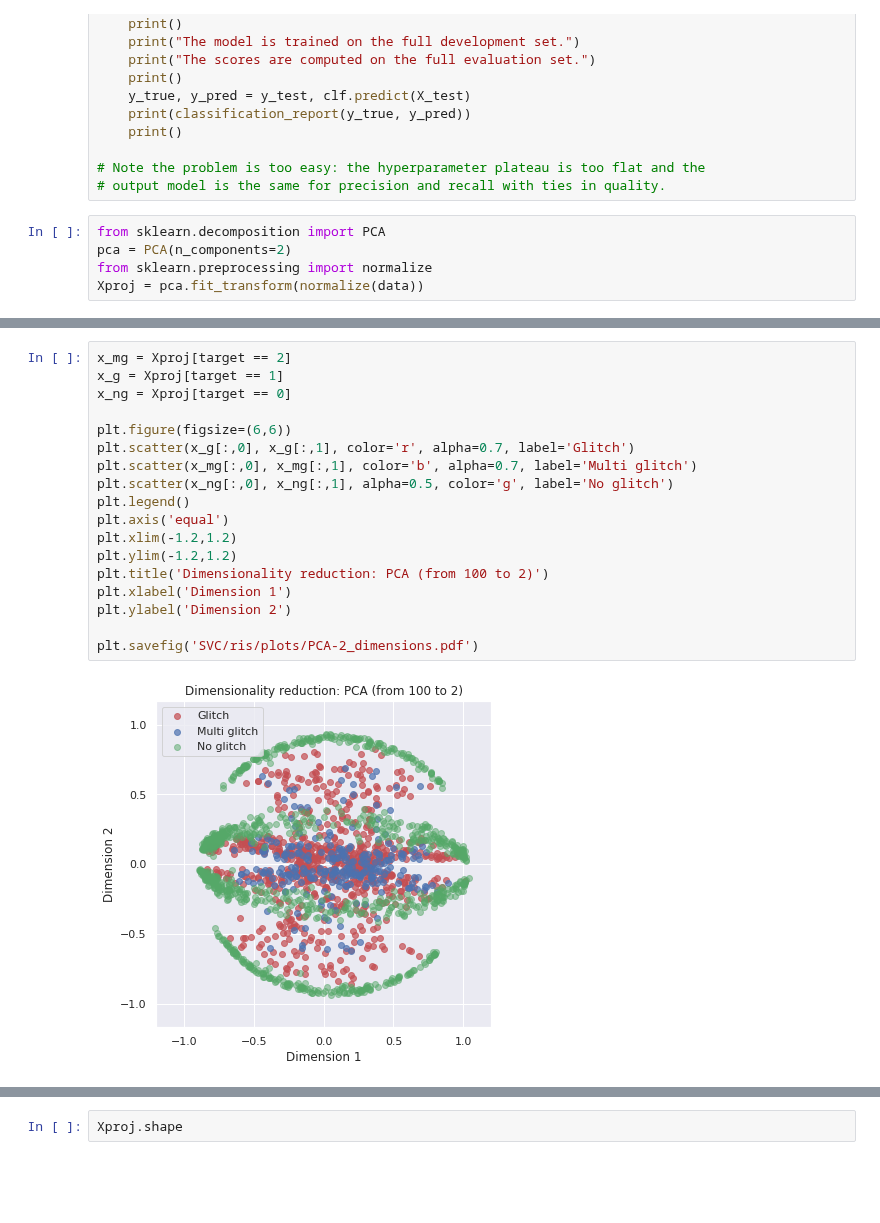
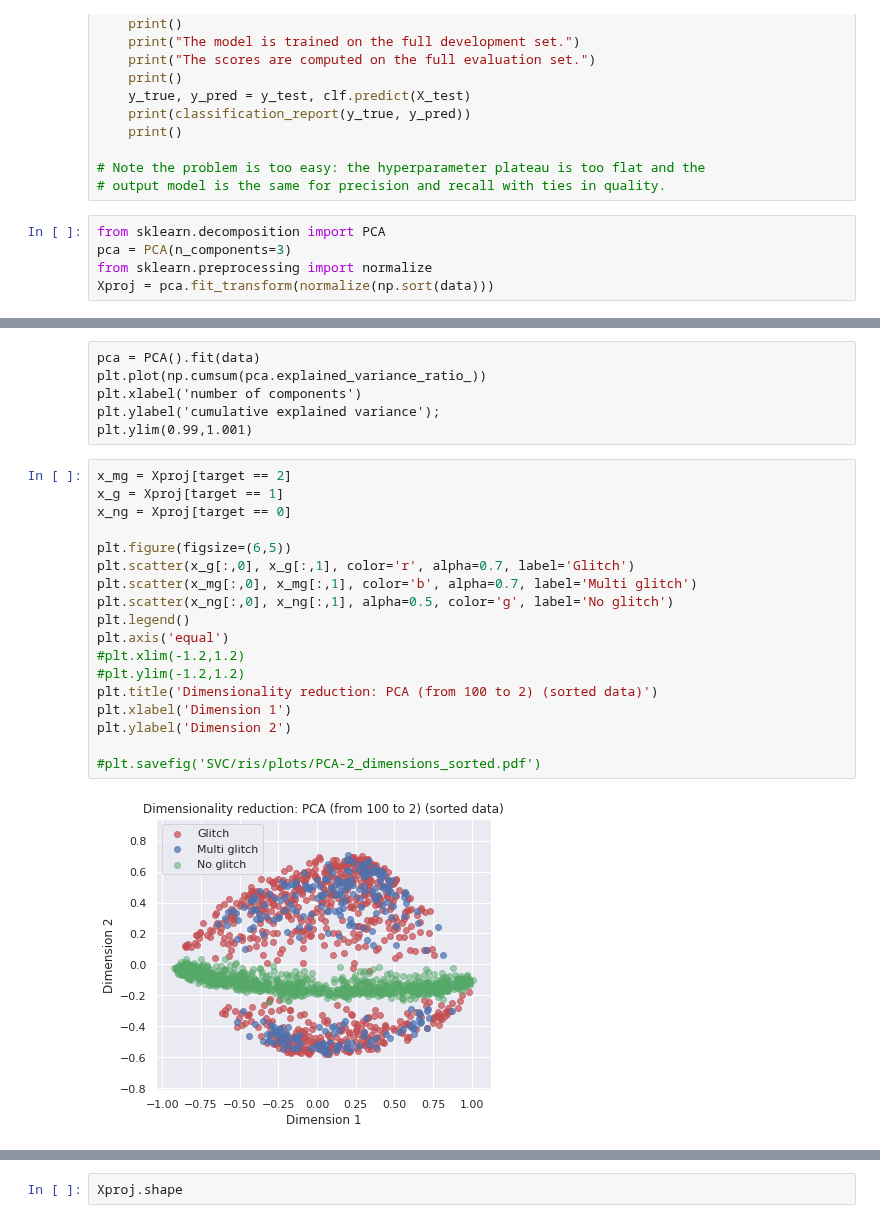
Before and after one commit to Paolo97Gll/bachelor_thesis, a Jupyter notebook: ml_models/ml_model-test.ipynb, the cells around one changed output, grey strips where cells are left out. Drawn from its saved outputs; the diff is of its cells as text; blank space fills up the shorter version.

Commit message:
Test sorted PCA

```diff
--- a/ml_models/ml_model-test.ipynb
+++ b/ml_models/ml_model-test.ipynb
@@ -149,6 +151,6 @@ for score in scores:
 # output model is the same for precision and recall with ties in quality.
 # %%
 from sklearn.decomposition import PCA
-pca = PCA(n_components=2)
+pca = PCA(n_components=3)
 from sklearn.preprocessing import normalize
-Xproj = pca.fit_transform(normalize(data))
+Xproj = pca.fit_transform(normalize(np.sort(data)))
@@ -178,23 +157,29 @@ plt.ylim(0.99,1.001)
+# %% [raw]
+pca = PCA().fit(data)
+plt.plot(np.cumsum(pca.explained_variance_ratio_))
+plt.xlabel('number of components')
+plt.ylabel('cumulative explained variance');
+plt.ylim(0.99,1.001)
 # %%
 x_mg = Xproj[target == 2]
 x_g = Xproj[target == 1]
 x_ng = Xproj[target == 0]
 
-plt.figure(figsize=(6,6))
+plt.figure(figsize=(6,5))
 plt.scatter(x_g[:,0], x_g[:,1], color='r', alpha=0.7, label='Glitch')
 plt.scatter(x_mg[:,0], x_mg[:,1], color='b', alpha=0.7, label='Multi glitch')
 plt.scatter(x_ng[:,0], x_ng[:,1], alpha=0.5, color='g', label='No glitch')
 plt.legend()
 plt.axis('equal')
-plt.xlim(-1.2,1.2)
-plt.ylim(-1.2,1.2)
-plt.title('Dimensionality reduction: PCA (from 100 to 2)')
+#plt.xlim(-1.2,1.2)
+#plt.ylim(-1.2,1.2)
+plt.title('Dimensionality reduction: PCA (from 100 to 2) (sorted data)')
 plt.xlabel('Dimension 1')
 plt.ylabel('Dimension 2')
 
-plt.savefig('SVC/ris/plots/PCA-2_dimensions.pdf')
+#plt.savefig('SVC/ris/plots/PCA-2_dimensions_sorted.pdf')
 # %% [output]
-[figure, old version]
+[figure, new version]
 # %%
 import matplotlib.pyplot as plt
 from mpl_toolkits.mplot3d import axes3d, Axes3D #<-- Note the capitalization!
```
Also changed, not shown: parts of 4 cells of this notebook.
